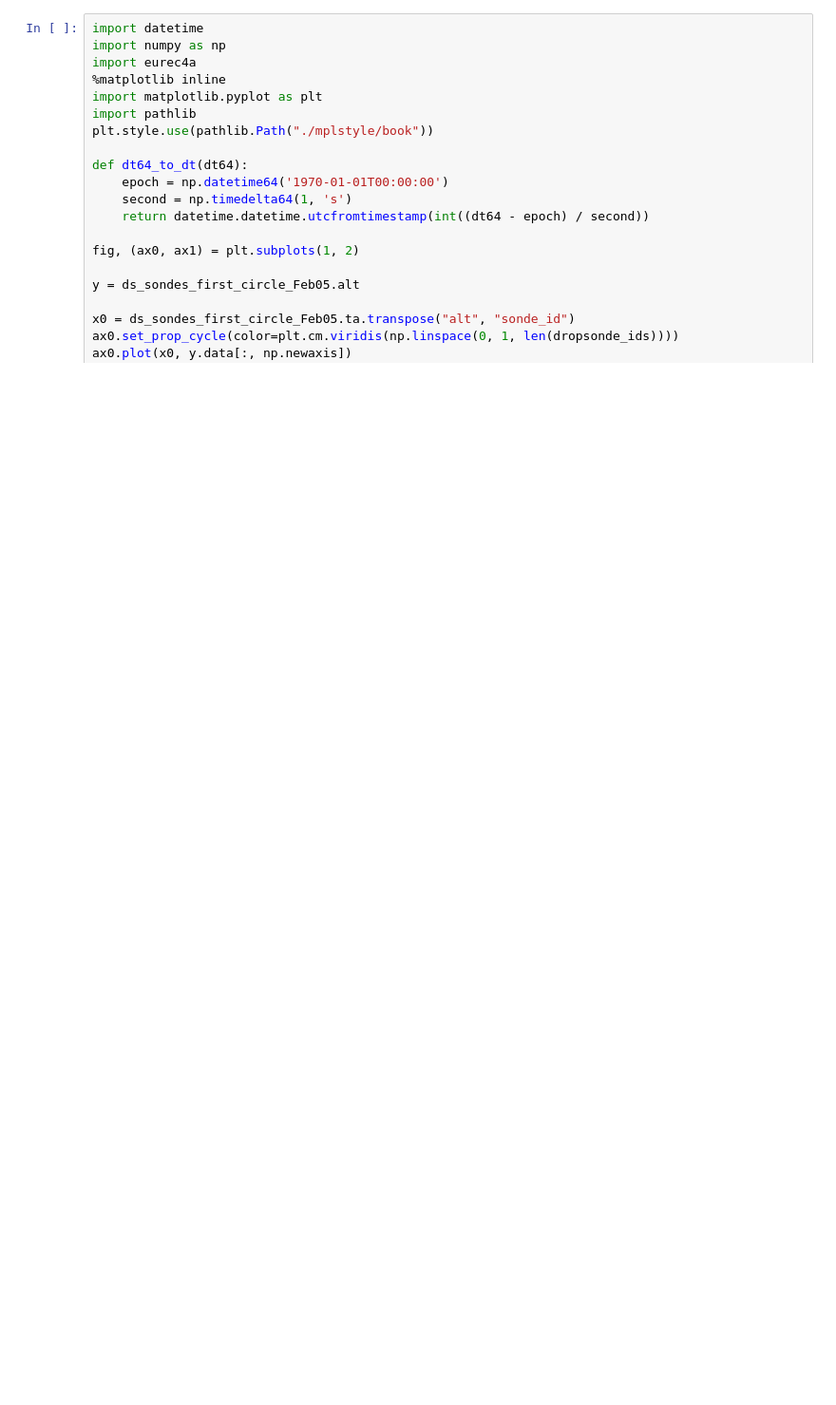
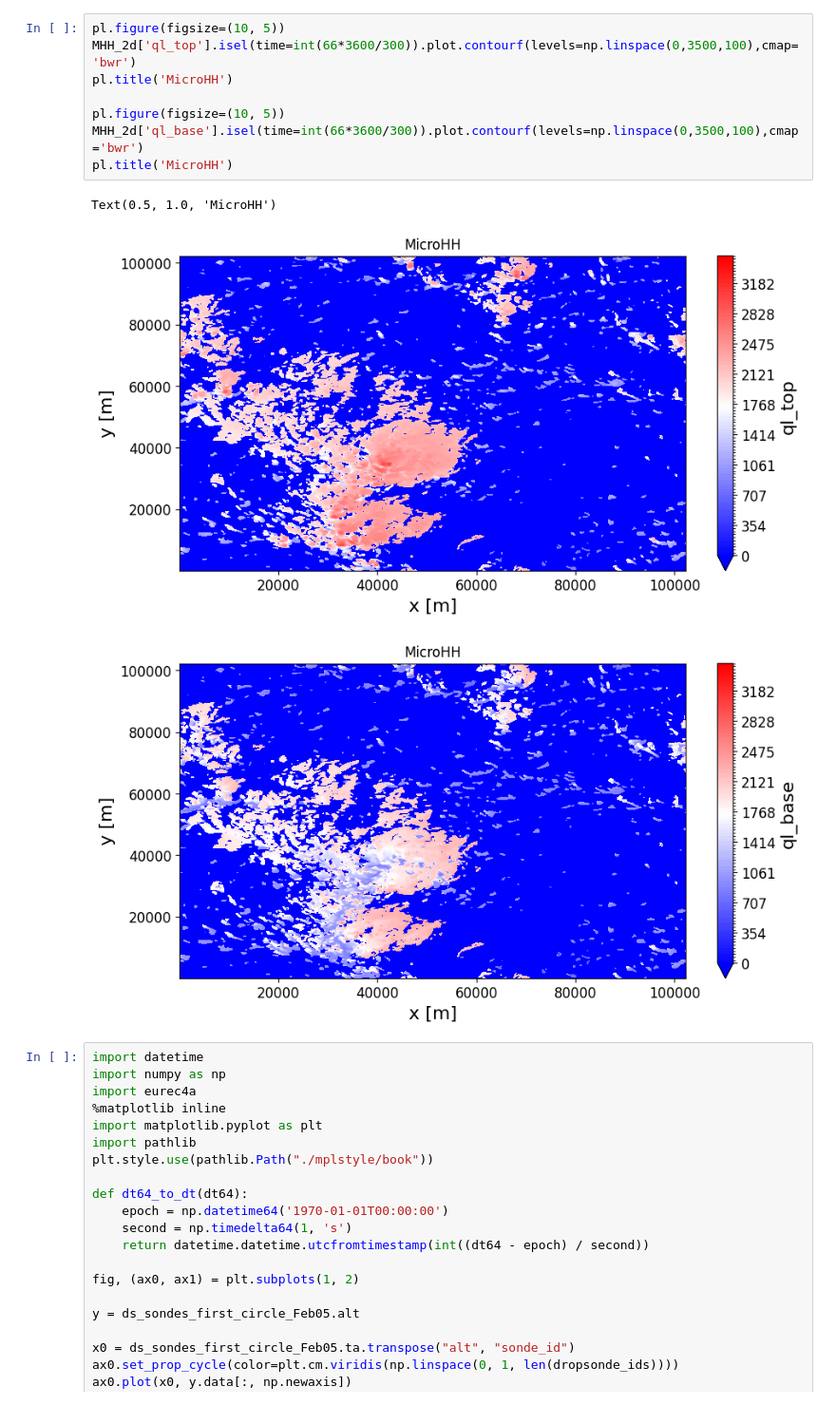
Before and after one commit to girishnigamanth/python_files, a Jupyter notebook: EUREC4A/Intercomparison_plots.ipynb, the cells around one changed output. Shown at 95% size. Cells and saved outputs as stored; diff of their text form; blank space fills up the shorter version.

```diff
--- a/EUREC4A/Intercomparison_plots.ipynb
+++ b/EUREC4A/Intercomparison_plots.ipynb
@@ -159,3 +372,15 @@ Data variables: (12/198)
+# %%
+pl.figure(figsize=(10, 5))
+MHH_2d['ql_top'].isel(time=int(66*3600/300)).plot.contourf(levels=np.linspace(0,3500,100),cmap='bwr')
+pl.title('MicroHH')
+
+pl.figure(figsize=(10, 5))
+MHH_2d['ql_base'].isel(time=int(66*3600/300)).plot.contourf(levels=np.linspace(0,3500,100),cmap='bwr')
+pl.title('MicroHH')
+# %% [output]
+Text(0.5, 1.0, 'MicroHH')
+[figure, added]
+[figure, added]
 # %%
 import datetime
 import numpy as np
```
Also changed, not shown: parts of 9 cells of this notebook, 6 other files.
